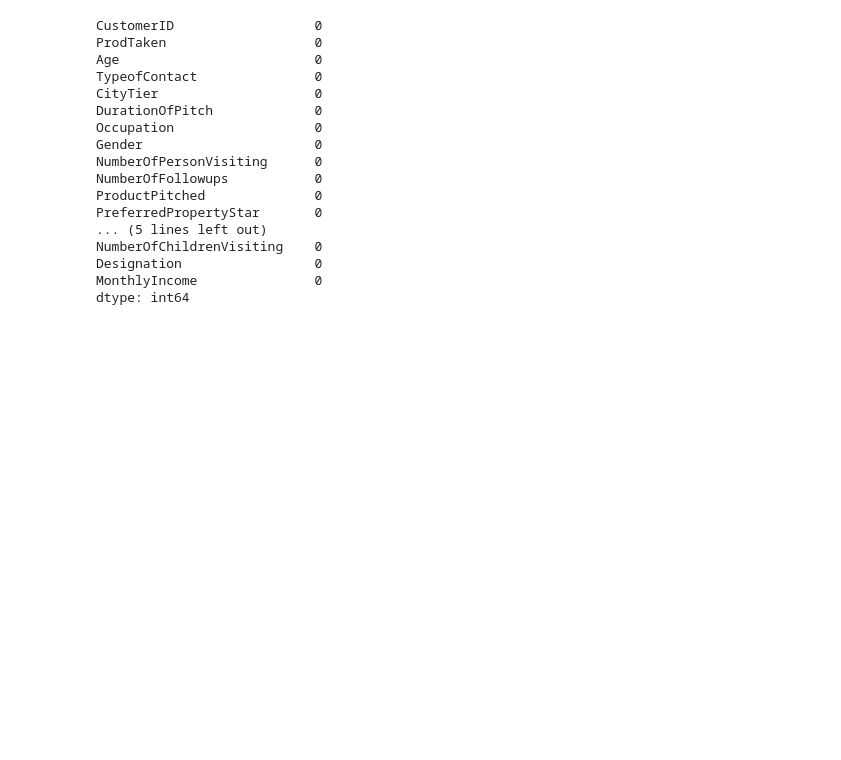
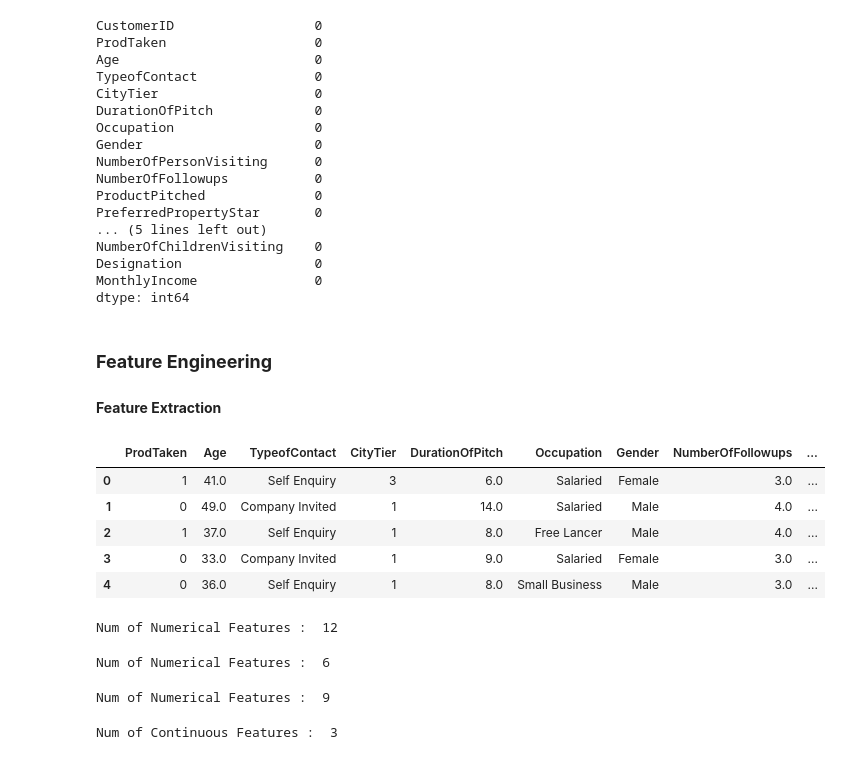
Before and after one commit to sukriti-waani/Machine-Learning, a Jupyter notebook: 10-Random_Forest/10.2_implementation/holiday_package_prediction.ipynb, the cells around one changed output. Saved outputs shown, nothing was run; the diff lists cells and outputs as text; code cells hidden in the pictures; blank space fills up the shorter version.

```diff
--- a/10-Random_Forest/10.2_implementation/holiday_package_prediction.ipynb
+++ b/10-Random_Forest/10.2_implementation/holiday_package_prediction.ipynb
@@ -216,3 +216,16 @@ MonthlyIncome               0
 dtype: int64
 # %%
 df.drop('CustomerID', inplace=True, axis=1)
+# %% [markdown]
+### **Feature Engineering**
+
+#### **Feature Extraction**
+# %%
+df.head()
+# %% [output]
+|  | ProdTaken | Age | TypeofContact | CityTier | DurationOfPitch | Occupation | Gender | NumberOfFollowups | ... |
+| 0 | 1 | 41.0 | Self Enquiry | 3 | 6.0 | Salaried | Female | 3.0 | ... |
+| 1 | 0 | 49.0 | Company Invited | 1 | 14.0 | Salaried | Male | 4.0 | ... |
+| 2 | 1 | 37.0 | Self Enquiry | 1 | 8.0 | Free Lancer | Male | 4.0 | ... |
+| 3 | 0 | 33.0 | Company Invited | 1 | 9.0 | Salaried | Female | 3.0 | ... |
+| 4 | 0 | 36.0 | Self Enquiry | 1 | 8.0 | Small Business | Male | 3.0 | ... |
@@ -218,0 +238,36 @@ df.drop('CustomerID', inplace=True, axis=1)
+# %%
+# get all numeric features
+
+# This line creates a list of column names where the data type is NOT 'O' (object)
+# So this filters and keeps only numerical columns (int, float, etc.)
+num_features = [feature for feature in df.columns if df[feature].dtype != 'O']
+
+# This prints the total count of numerical columns found in the DataFrame
+print('Num of Numerical Features : ', len(num_features))
+# %% [output]
+Num of Numerical Features :  12
+# %%
+# categorical features
+
+cat_features = [feature for feature in df.columns if df[feature].dtype == 'O']
+print('Num of Numerical Features : ', len(cat_features))
+# %% [output]
+Num of Numerical Features :  6
+# %%
+# discrete features
+#  finding discrete numerical features (numbers with limited unique values)
+
+discrete_features = [feature for feature in num_features if len(df[feature].unique()) <= 25]
+# From all numerical features, select those columns that have 25 or fewer unique values
+# Such columns usually represent counts or categories (e.g., number of trips, follow-ups)
+
+print('Num of Numerical Features : ', len(discrete_features))
+# Prints how many discrete numerical features are found
+# %% [output]
+Num of Numerical Features :  9
+# %%
+# continuous features
+continuous_features = [feature for feature in num_features if feature not in discrete_features]
+print('Num of Continuous Features : ', len(continuous_features))
+# %% [output]
+Num of Continuous Features :  3
```
Also changed, not shown: parts of 15 cells of this notebook.
